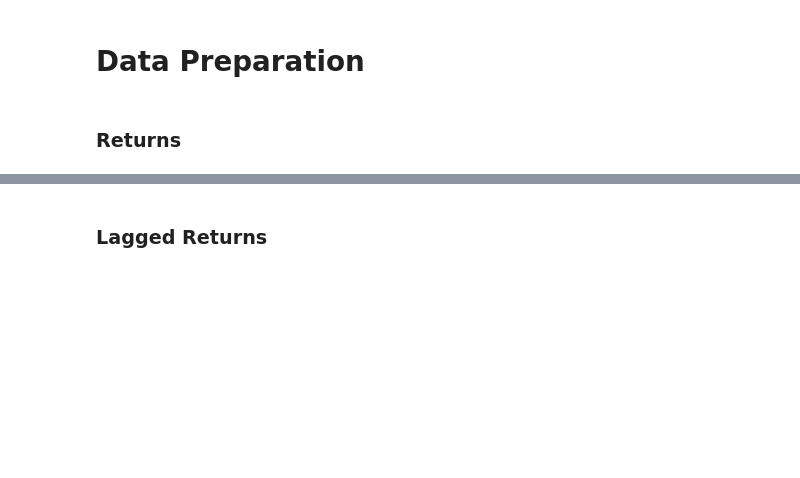
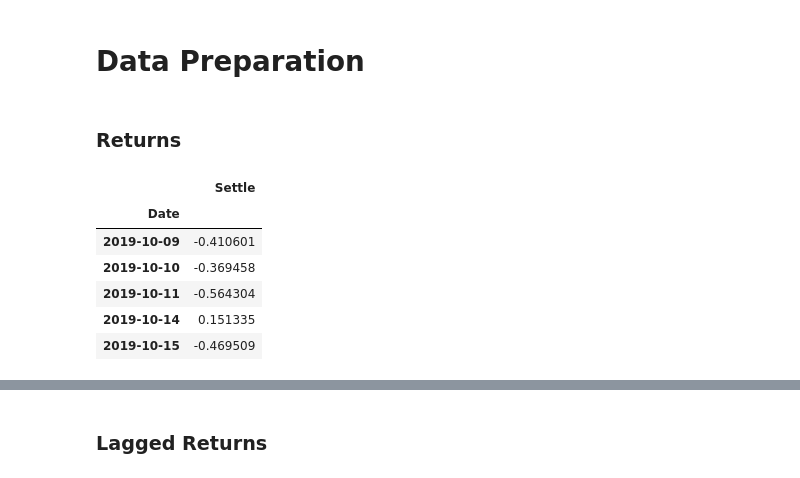
Before and after one commit to mowlem123/Time_Series_Homework, a Jupyter notebook: Instructions/Starter_Code/regression_analysis.ipynb, the cells around one changed output, grey strips where cells are left out. Cells and saved outputs as stored; diff of their text form; code cells hidden in the pictures; blank space fills up the shorter version.

```diff
--- a/Instructions/Starter_Code/regression_analysis.ipynb
+++ b/Instructions/Starter_Code/regression_analysis.ipynb
@@ -37,6 +37,21 @@ yen_futures.head()
 # Data Preparation
 # %% [markdown]
 ### Returns
+# %%
+# Create series for returns based on the settle price from yen_futures.
+# Able to drop na values, as well as replacing inf, -inf values with np. nan's
+# Use this column to add to the yen_futures dataframe and drop null values.
+returns = (yen_futures[["Settle"]].pct_change() * 100)
+returns = returns.replace(-np.inf, np.nan).dropna()
+returns.tail()
+# %% [output]
+|  | Settle |
+| Date |  |
+| 2019-10-09 | -0.410601 |
+| 2019-10-10 | -0.369458 |
+| 2019-10-11 | -0.564304 |
+| 2019-10-14 | 0.151335 |
+| 2019-10-15 | -0.469509 |
 # %%
 # Create a series using "Settle" price percentage returns, drop any nan"s, and check the results:
 # (Make sure to multiply the pct_change() results by 100)
```
Also changed, not shown: parts of 10 cells of this notebook.
